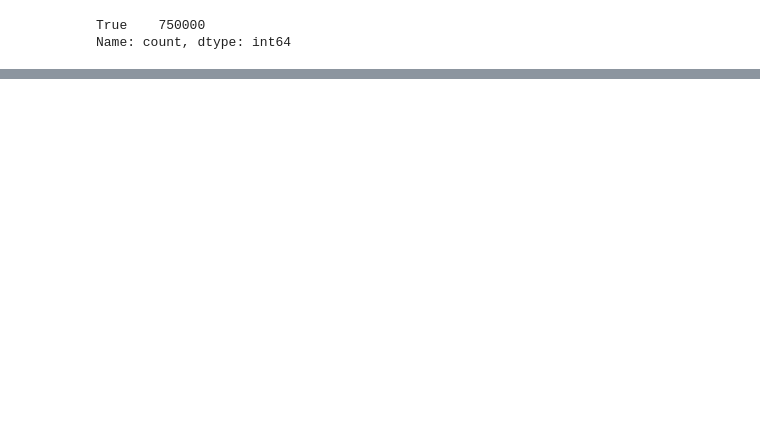
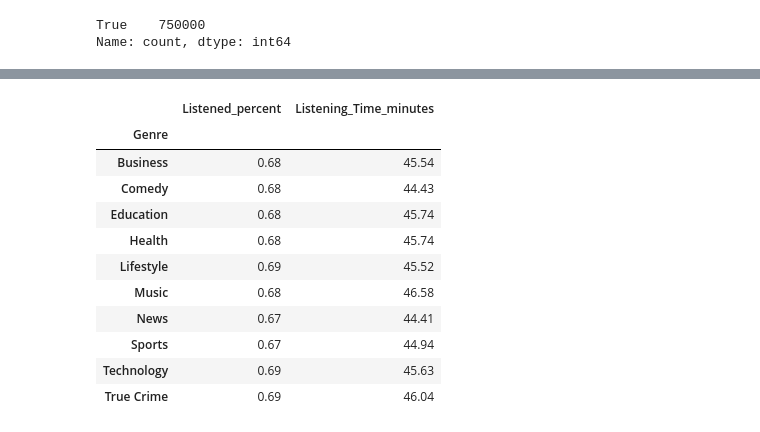
Before and after one commit to Mkranj/podcast_listening_time, a Jupyter notebook: EDA.ipynb, the cells around one changed output, grey strips where cells are left out. Drawn from its saved outputs; the diff is of its cells as text; code cells hidden in the pictures; blank space fills up the shorter version.

```diff
--- a/EDA.ipynb
+++ b/EDA.ipynb
@@ -101,0 +141,20 @@ training.head()
+# %%
+# Check out which categorical variables have most impact on listening
+# - this is where the listened percentages are more indicative
+
+training.groupby(["Genre"], dropna = True)[["Listened_percent", "Listening_Time_minutes"]].mean()
+
+# The genre doesn't seem to have a big impact
+# %% [output]
+|  | Listened_percent | Listening_Time_minutes |
+| Genre |  |  |
+| Business | 0.68 | 45.54 |
+| Comedy | 0.68 | 44.43 |
+| Education | 0.68 | 45.74 |
+| Health | 0.68 | 45.74 |
+| Lifestyle | 0.69 | 45.52 |
+| Music | 0.68 | 46.58 |
+| News | 0.67 | 44.41 |
+| Sports | 0.67 | 44.94 |
+| Technology | 0.69 | 45.63 |
+| True Crime | 0.69 | 46.04 |
```
Also changed, not shown: parts of 7 cells of this notebook.
